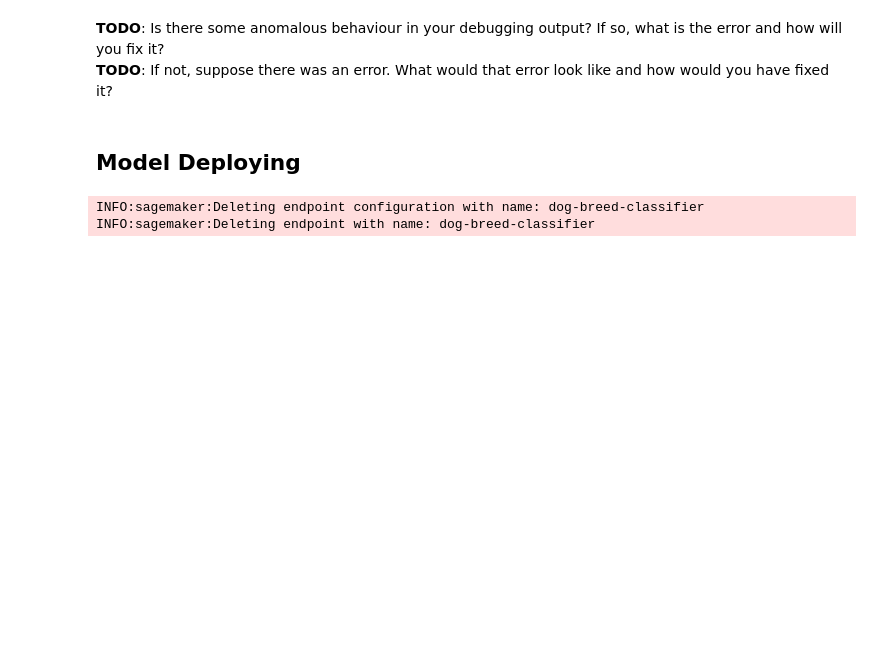
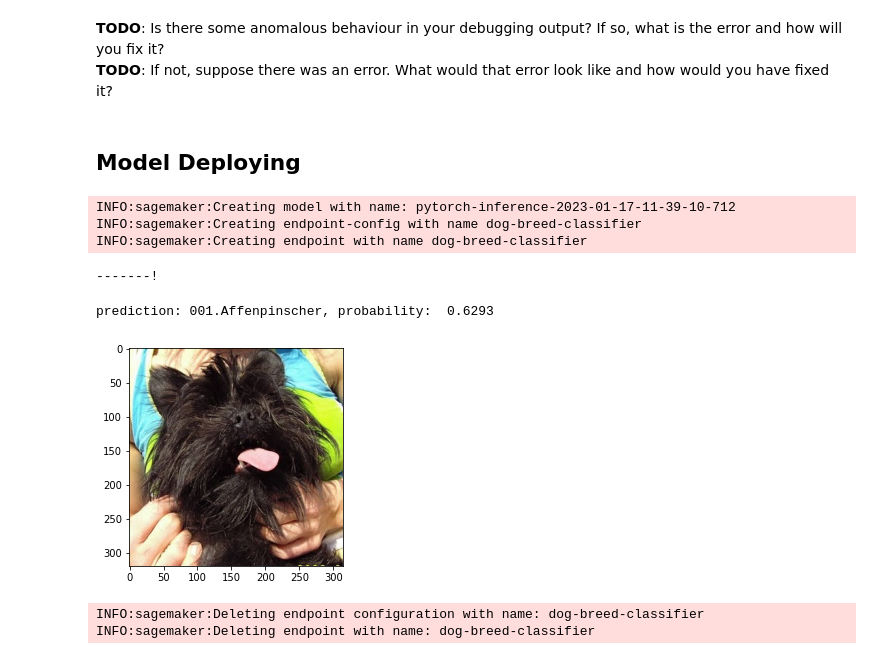
Before and after one commit to mmuchsin/dog-breed-classification, a Jupyter notebook: train_and_deploy.ipynb, the cells around one changed output. Drawn from its saved outputs; the diff is of its cells as text; code cells hidden in the pictures; blank space fills up the shorter version.

Commit message:
finish make a prediction

```diff
--- a/train_and_deploy.ipynb
+++ b/train_and_deploy.ipynb
@@ -638,4 +662,15 @@ IPython.display.HTML(filename=profiler_report_name + "/profiler-output/profiler-
 # %%
 # TODO: Deploy your model to an endpoint
-
-predictor=estimator.deploy() # TODO: Add your deployment configuration like instance type and number of instances
+# TODO: Add your deployment configuration like instance type and number of instances
+predictor = model.deploy(
+    initial_instance_count=1,
+    instance_type="ml.m4.xlarge",
+    serializer=IdentitySerializer("image/jpg"),
+    deserializer=JSONDeserializer(),
+    endpoint_name="dog-breed-classifier"
+)
+# %% [output]
+INFO:sagemaker:Creating model with name: pytorch-inference-2023-01-17-11-39-10-712
+INFO:sagemaker:Creating endpoint-config with name dog-breed-classifier
+INFO:sagemaker:Creating endpoint with name dog-breed-classifier
+-------!
@@ -647,3 +677,26 @@ response = predictor.predict(image)
+# %%
+# TODO: Run an prediction on the endpoint
+# TODO: Your code to load and preprocess image to send to endpoint for prediction
+
+test_classes = {v: k for k, v in test_dataset.class_to_idx.items()}
+
+img_path = "./dogImages/test/001.Affenpinscher/Affenpinscher_00003.jpg"
+with open(img_path,"rb") as img:
+    b_img = img.read()
+
+res = predictor.predict(b_img)
+idx = torch.argmax(torch.tensor(res), 1)
+pred_class = test_classes.get(idx.item())
+probs = F.softmax(torch.tensor(res), 1).squeeze()
+prob = probs[idx.item()]
+
+preview = Image.open(img_path)
+plt.imshow(preview)
+
+print(f"prediction: {pred_class}, probability: {prob: .4f}")
+# %% [output]
+prediction: 001.Affenpinscher, probability:  0.6293
+[figure, added]
 # %%
 # TODO: Remember to shutdown/delete your endpoint once your work is done
 predictor.delete_endpoint()
```
Also changed, not shown: parts of 10 cells of this notebook.
